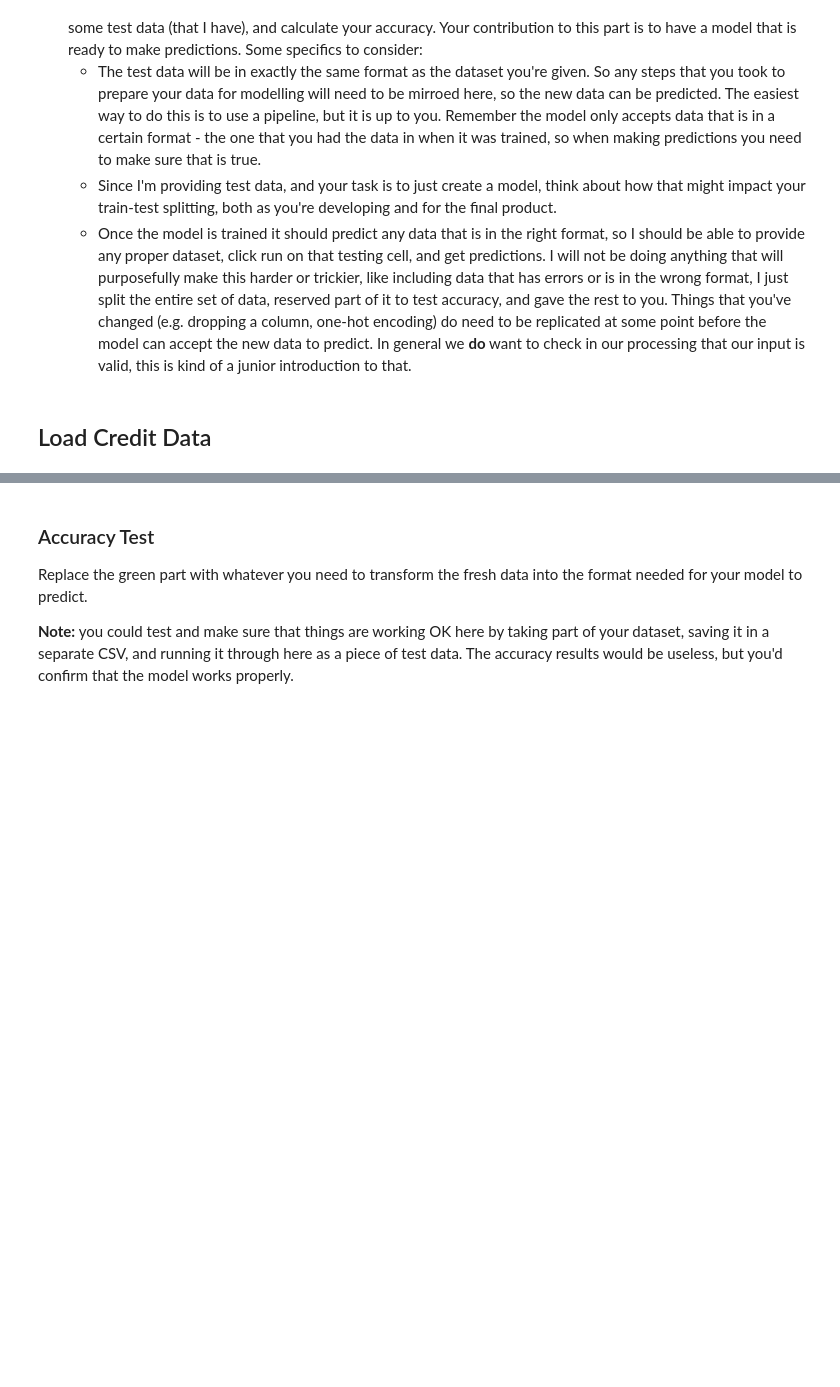
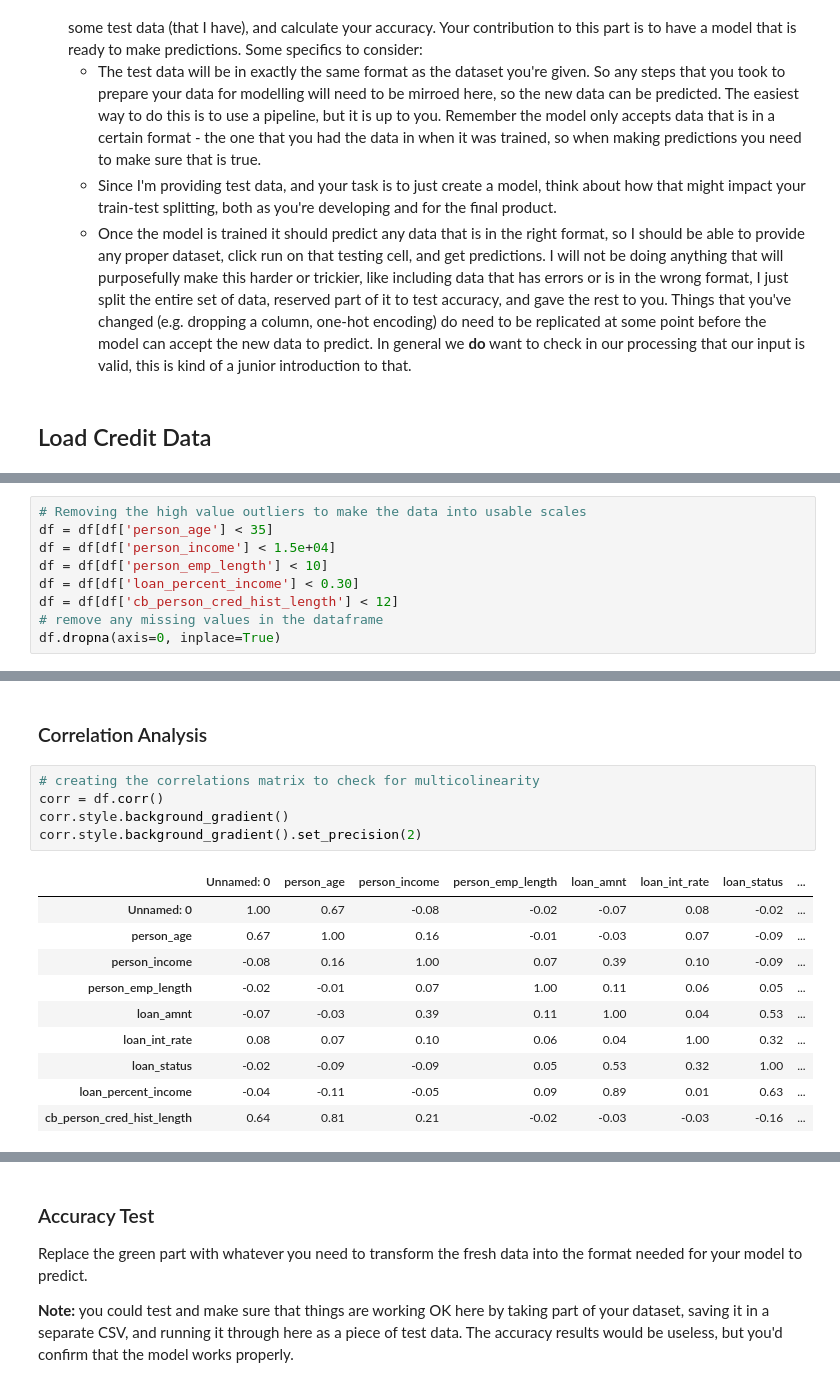
Before and after one commit to ASykes4/BSIP_Assignment_4_Students, a Jupyter notebook: asn4_start.ipynb, the cells around one changed output, grey strips where cells are left out. Saved outputs shown, nothing was run; the diff lists cells and outputs as text; blank space fills up the shorter version.

```diff
--- a/asn4_start.ipynb
+++ b/asn4_start.ipynb
@@ -65,0 +78,9 @@ df.head()
+# %%
+# Removing the high value outliers to make the data into usable scales
+df = df[df['person_age'] < 35]
+df = df[df['person_income'] < 1.5e+04]
+df = df[df['person_emp_length'] < 10]
+df = df[df['loan_percent_income'] < 0.30]
+df = df[df['cb_person_cred_hist_length'] < 12]
+# remove any missing values in the dataframe
+df.dropna(axis=0, inplace=True)
@@ -65,0 +102,18 @@ df.head()
+# %% [markdown]
+### Correlation Analysis
+# %%
+# creating the correlations matrix to check for multicolinearity
+corr = df.corr()
+corr.style.background_gradient()
+corr.style.background_gradient().set_precision(2)
+# %% [output]
+|  | Unnamed: 0 | person_age | person_income | person_emp_length | loan_amnt | loan_int_rate | loan_status | ... |
+| Unnamed: 0 | 1.00 | 0.67 | -0.08 | -0.02 | -0.07 | 0.08 | -0.02 | ... |
+| person_age | 0.67 | 1.00 | 0.16 | -0.01 | -0.03 | 0.07 | -0.09 | ... |
+| person_income | -0.08 | 0.16 | 1.00 | 0.07 | 0.39 | 0.10 | -0.09 | ... |
+| person_emp_length | -0.02 | -0.01 | 0.07 | 1.00 | 0.11 | 0.06 | 0.05 | ... |
+| loan_amnt | -0.07 | -0.03 | 0.39 | 0.11 | 1.00 | 0.04 | 0.53 | ... |
+| loan_int_rate | 0.08 | 0.07 | 0.10 | 0.06 | 0.04 | 1.00 | 0.32 | ... |
+| loan_status | -0.02 | -0.09 | -0.09 | 0.05 | 0.53 | 0.32 | 1.00 | ... |
+| loan_percent_income | -0.04 | -0.11 | -0.05 | 0.09 | 0.89 | 0.01 | 0.63 | ... |
+| cb_person_cred_hist_length | 0.64 | 0.81 | 0.21 | -0.02 | -0.03 | -0.03 | -0.16 | ... |
```
Also changed, not shown: parts of 13 cells of this notebook.
